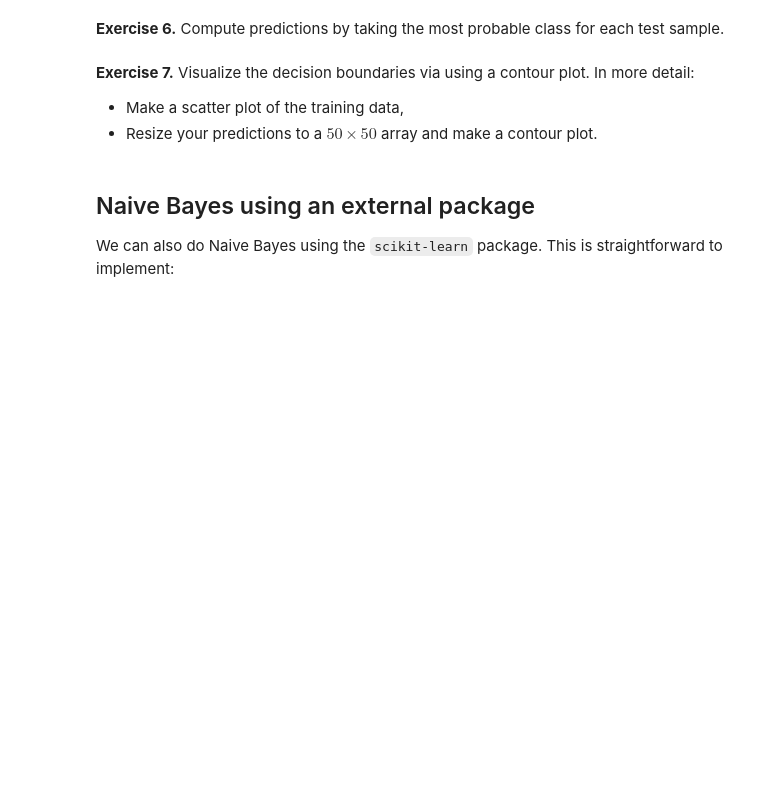
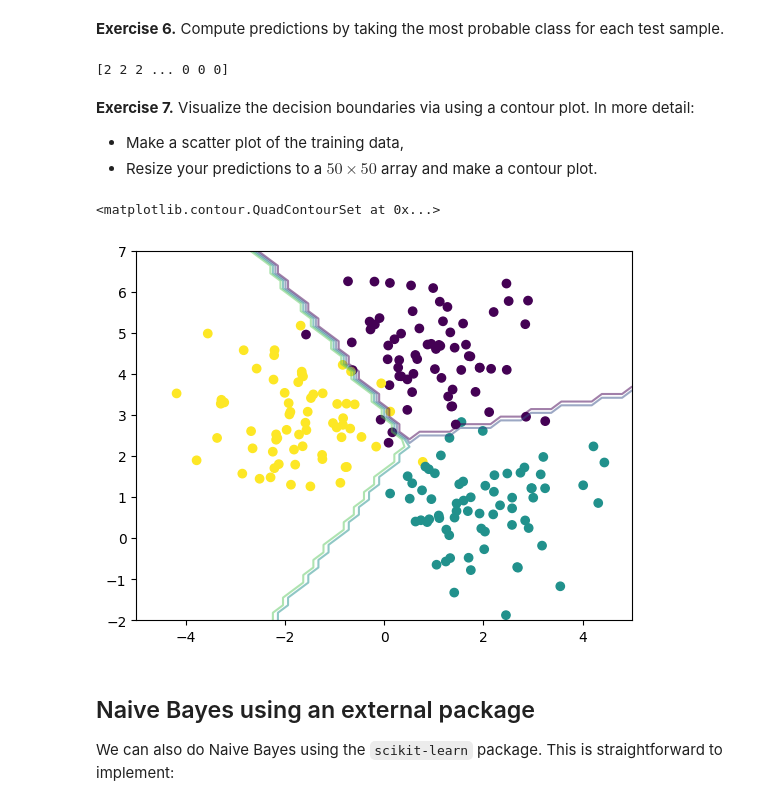
Before and after one commit to Agoston03/Machine-Learning-VIMIMA05, a Jupyter notebook: ML_2026_lab1_naivB.ipynb, the cells around one changed output. Cells and saved outputs as stored; diff of their text form; code cells hidden in the pictures; blank space fills up the shorter version.

```diff
--- a/ML_2026_lab1_naivB.ipynb
+++ b/ML_2026_lab1_naivB.ipynb
@@ -118,0 +169,20 @@ We have everything to make this happen from the previous steps. For an efficient
+# %%
+# Compute unnormalized posterior probabilities
+posterior_probs = np.zeros((len(X_test), K))
+
+for k in range(K):
+  # Create a diagonal covariance matrix from the variances for class k
+  cov_matrix_k = np.diag(variances[k])
+
+  # Create a multivariate normal distribution object for class k
+  rv_k = multivariate_normal(mean=means[k], cov=cov_matrix_k)
+
+  # Calculate p(x | y=k) for all test samples
+  likelihood_k = rv_k.pdf(X_test)
+
+  # Calculate unnormalized posterior: p(x | y=k) * p(y=k)
+  posterior_probs[:, k] = likelihood_k * priors[k]
+
+print("Shape of posterior_probs:", posterior_probs.shape)
+print("First 5 rows of posterior_probs:")
+print(posterior_probs[:5])
@@ -119,10 +197,23 @@ We have everything to make this happen from the previous steps. For an efficient
 # %% [markdown]
 **Exercise 6.** Compute predictions by taking the most probable class for each test sample.
+# %%
+preds = np.argmax(posterior_probs, axis=1)
+print(preds)
+# %% [output]
+[2 2 2 ... 0 0 0]
 # %% [markdown]
 **Exercise 7.** Visualize the decision boundaries via using a contour plot. In more detail:
 
 - Make a scatter plot of the training data,
 - Resize your predictions to a $50\times 50$ array and make a contour plot.
+# %%
+plt.scatter(X[:,0], X[:,1], c=y)
+
+preds = preds.reshape((50, 50))
+plt.contour(g1, g2, preds, levels=K, alpha=0.5)
+# %% [output]
+<matplotlib.contour.QuadContourSet at 0x...>
+[figure, added]
 # %% [markdown]
 ## Naive Bayes using an external package
 
```
Also changed, not shown: parts of 12 cells of this notebook.
